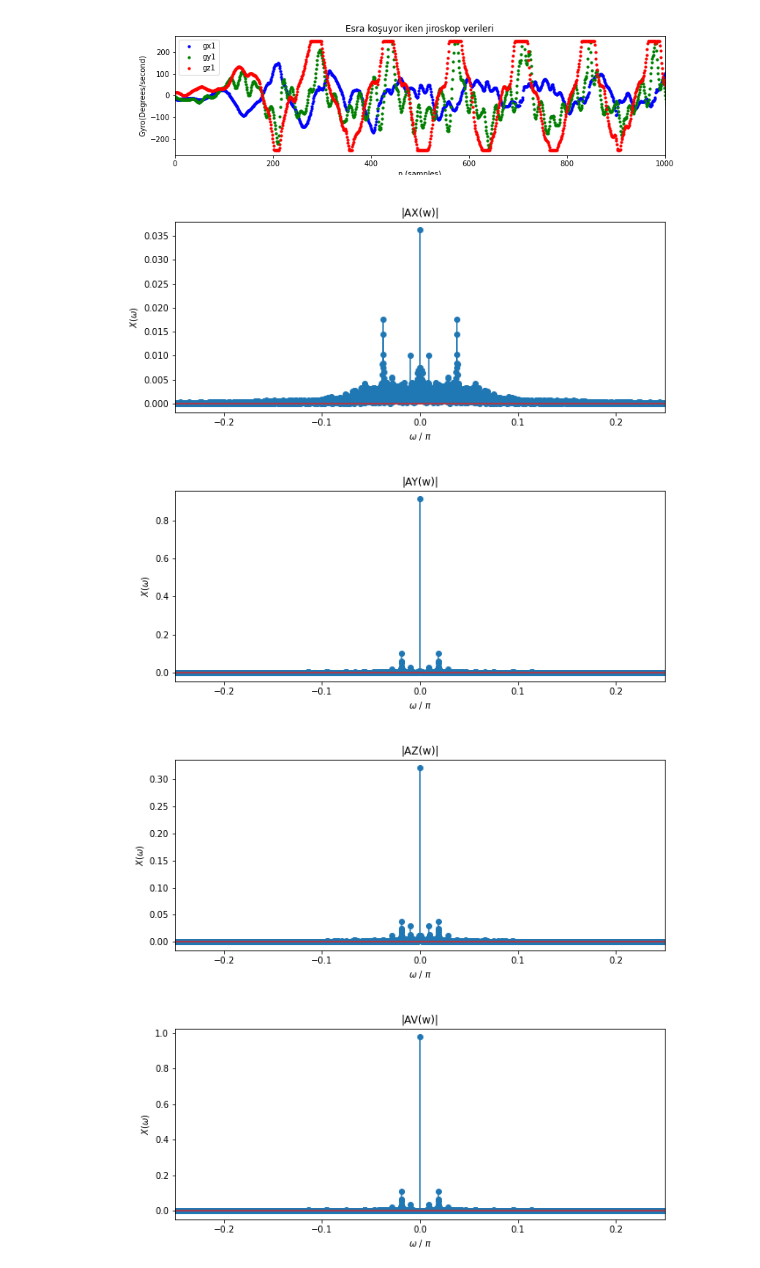
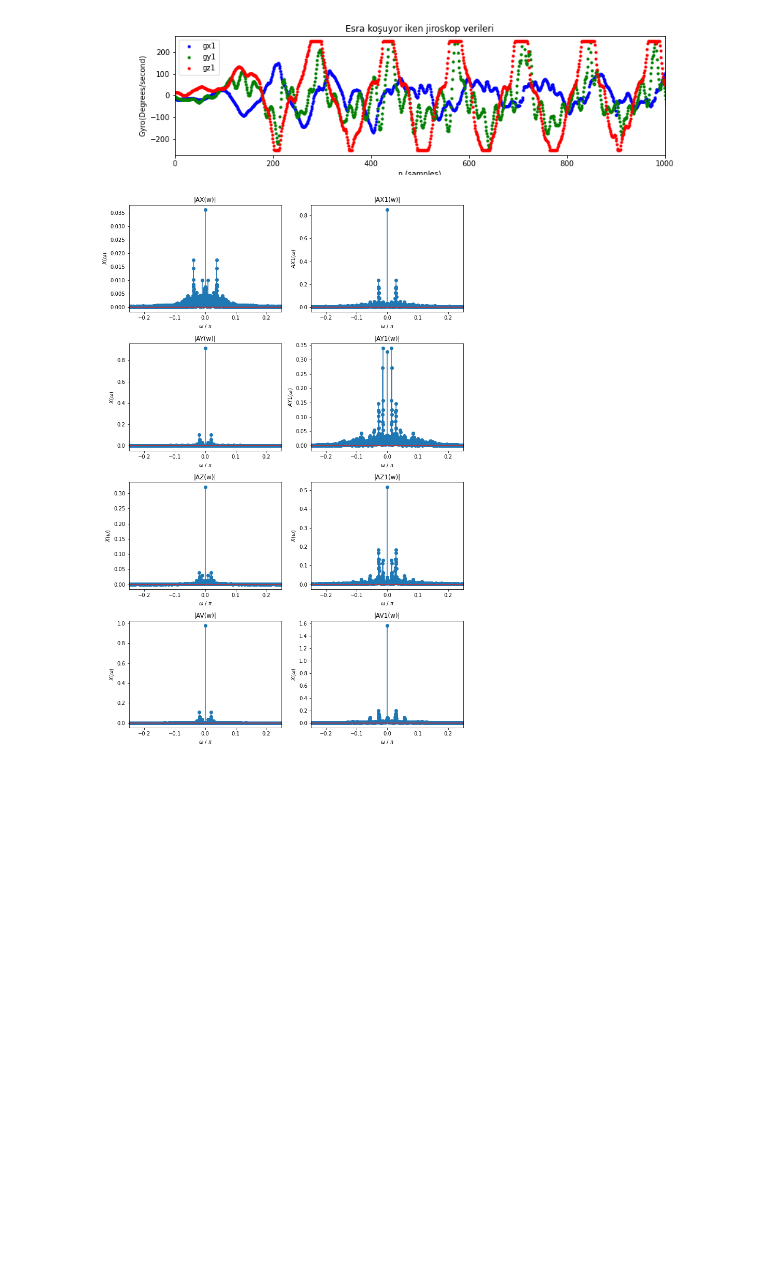
Before and after one commit to fouad1233/pico_step_counter, a Jupyter notebook: data/data_analyze.ipynb, the cells around one changed output. Cells and saved outputs as stored; diff of their text form; code cells hidden in the pictures; blank space fills up the shorter version.

```diff
--- a/data/data_analyze.ipynb
+++ b/data/data_analyze.ipynb
@@ -148,56 +148,104 @@ N = len(ax)
 w= np.arange(-np.pi, np.pi , 2*np.pi/N) # omega ekseninin pi ile +pi arasında tanımlanması
 AX = np.fft.fftshift(np.fft.fft(ax, N)/N) # x3[n] ayrık zamanlı işaretin Fourier transformu X3(w)
 
-plt.figure(figsize = (10,4))
+plt.figure(figsize = (10,15))
+plt.subplot(4,2,1)
 plt.stem(w/np.pi,abs(AX))      # X3(w) işaretinin grafiğinin çizdirilmesi
 plt.xlim([-0.25,0.25])
 plt.title("|AX(w)|")
 plt.xlabel("$\omega$ / $\pi$") # grafiğin x ekseninin isimlendirilmesi
 plt.ylabel("$X(\omega)$")  # grafiğin y ekseninin isimlendirilmesi
-plt.show()
 
 N = len(ay)
 w= np.arange(-np.pi, np.pi , 2*np.pi/N) # omega ekseninin pi ile +pi arasında tanımlanması
 AY = np.fft.fftshift(np.fft.fft(ay, N)/N) # x3[n] ayrık zamanlı işaretin Fourier transformu X3(w)
 
-plt.figure(figsize = (10,4))
+plt.subplot(4,2,3)
 plt.stem(w/np.pi,abs(AY))      # X3(w) işaretinin grafiğinin çizdirilmesi
 plt.xlim([-0.25,0.25])
 plt.title("|AY(w)|")
 plt.xlabel("$\omega$ / $\pi$") # grafiğin x ekseninin isimlendirilmesi
 plt.ylabel("$X(\omega)$")  # grafiğin y ekseninin isimlendirilmesi
-plt.show()
 
 
 
 N = len(az)
 w= np.arange(-np.pi, np.pi , 2*np.pi/N) # omega ekseninin pi ile +pi arasında tanımlanması
 AZ = np.fft.fftshift(np.fft.fft(az, N)/N) # x3[n] ayrık zamanlı işaretin Fourier transformu X3(w)
 
-plt.figure(figsize = (10,4))
+plt.subplot(4,2,5)
 plt.stem(w/np.pi,abs(AZ))      # X3(w) işaretinin grafiğinin çizdirilmesi
 plt.xlim([-0.25,0.25])
 plt.title("|AZ(w)|")
 plt.xlabel("$\omega$ / $\pi$") # grafiğin x ekseninin isimlendirilmesi
 plt.ylabel("$X(\omega)$")  # grafiğin y ekseninin isimlendirilmesi
-plt.show()
 
 
 
 avector = np.sqrt(np.array(ax)**2 + np.array(ay)**2 + np.array(az)**2)
 
 N = len(avector)
 w= np.arange(-np.pi, np.pi , 2*np.pi/N) # omega ekseninin pi ile +pi arasında tanımlanması
 AV = np.fft.fftshift(np.fft.fft(avector, N)/N) # x3[n] ayrık zamanlı işaretin Fourier transformu X3(w)
-plt.figure(figsize = (10,4))
+plt.subplot(4,2,7)
 plt.stem(w/np.pi,abs(AV))      # X3(w) işaretinin grafiğinin çizdirilmesi
 plt.xlim([-0.25,0.25])
 plt.title("|AV(w)|")
 plt.xlabel("$\omega$ / $\pi$") # grafiğin x ekseninin isimlendirilmesi
 plt.ylabel("$X(\omega)$")  # grafiğin y ekseninin isimlendirilmesi
+
+##############################################
+N = len(ax1)
+w= np.arange(-np.pi, np.pi , 2*np.pi/N) # omega ekseninin pi ile +pi arasında tanımlanması
+AX1 = np.fft.fftshift(np.fft.fft(ax1, N)/N) # x3[n] ayrık zamanlı işaretin Fourier transformu X3(w)
+
+plt.subplot(4,2,2)
+plt.stem(w/np.pi,abs(AX1))      # X3(w) işaretinin grafiğinin çizdirilmesi
+plt.xlim([-0.25,0.25])
+plt.title("|AX1(w)|")
+plt.xlabel("$\omega$ / $\pi$") # grafiğin x ekseninin isimlendirilmesi
+plt.ylabel("$AX1(\omega)$")  # grafiğin y ekseninin isimlendirilmesi
+
+
+N = len(ay1)
+w= np.arange(-np.pi, np.pi , 2*np.pi/N) # omega ekseninin pi ile +pi arasında tanımlanması
+AY1 = np.fft.fftshift(np.fft.fft(ay1, N)/N) # x3[n] ayrık zamanlı işaretin Fourier transformu X3(w)
+
+plt.subplot(4,2,4)
+plt.stem(w/np.pi,abs(AY1))      # X3(w) işaretinin grafiğinin çizdirilmesi
+plt.xlim([-0.25,0.25])
+plt.title("|AY1(w)|")
+plt.xlabel("$\omega$ / $\pi$") # grafiğin x ekseninin isimlendirilmesi
+plt.ylabel("$AY1(\omega)$")  # grafiğin y ekseninin isimlendirilmesi
+
+
+
+N = len(az1)
+w= np.arange(-np.pi, np.pi , 2*np.pi/N) # omega ekseninin pi ile +pi arasında tanımlanması
+AZ1 = np.fft.fftshift(np.fft.fft(az1, N)/N) # x3[n] ayrık zamanlı işaretin Fourier transformu X3(w)
+
+plt.subplot(4,2,6)
+plt.stem(w/np.pi,abs(AZ1))      # X3(w) işaretinin grafiğinin çizdirilmesi
+plt.xlim([-0.25,0.25])
+plt.title("|AZ1(w)|")
+plt.xlabel("$\omega$ / $\pi$") # grafiğin x ekseninin isimlendirilmesi
+plt.ylabel("$X(\omega)$")  # grafiğin y ekseninin isimlendirilmesi
+
+
+
+avector1 = np.sqrt(np.array(ax1)**2 + np.array(ay1)**2 + np.array(az1)**2)
+
+N = len(avector1)
+w= np.arange(-np.pi, np.pi , 2*np.pi/N) # omega ekseninin pi ile +pi arasında tanımlanması
+AV1 = np.fft.fftshift(np.fft.fft(avector1, N)/N) # x3[n] ayrık zamanlı işaretin Fourier transformu X3(w)
+
+plt.subplot(4,2,8)
+plt.stem(w/np.pi,abs(AV1))      # X3(w) işaretinin grafiğinin çizdirilmesi
+plt.xlim([-0.25,0.25])
+plt.title("|AV1(w)|")
+plt.xlabel("$\omega$ / $\pi$") # grafiğin x ekseninin isimlendirilmesi
+plt.ylabel("$X(\omega)$")  # grafiğin y ekseninin isimlendirilmesi
+plt.tight_layout()
 plt.show()
 # %% [output]
-[figure, old version]
+[figure, new version]
-[figure, removed]
-[figure, removed]
-[figure, removed]
```
Also changed, not shown: parts of 1 cell of this notebook.
